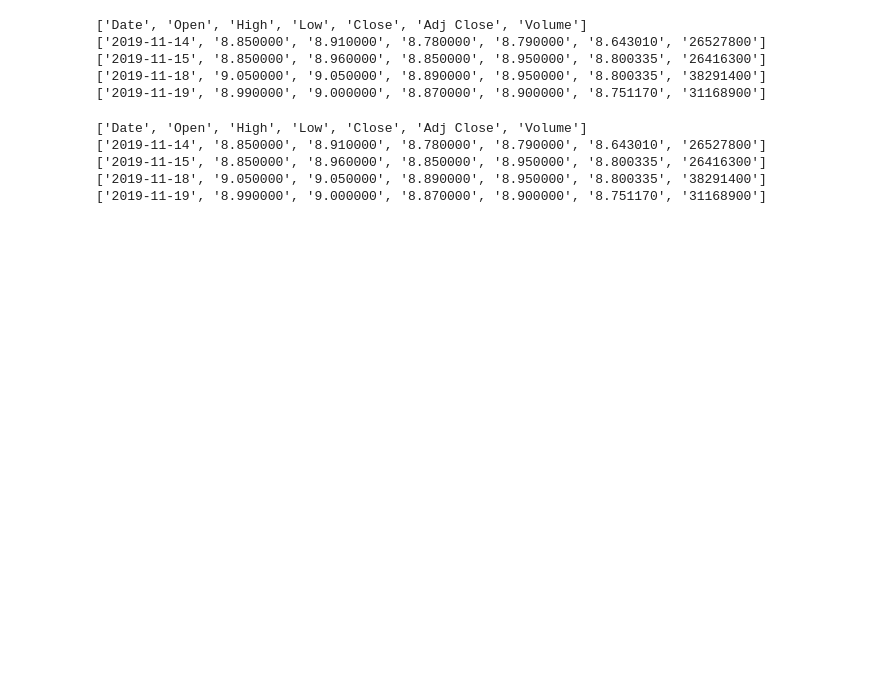
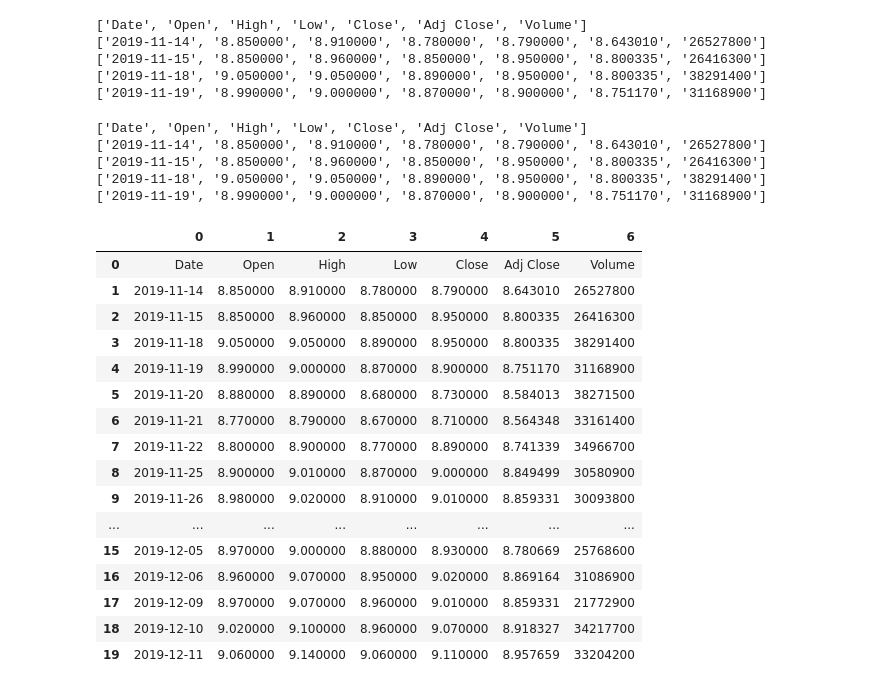
Before and after one commit to aryan22796/Web_Scraping, a Jupyter notebook: Finace_analysis/Yahoo_finace_stock.ipynb, the cells around one changed output. Drawn from its saved outputs; the diff is of its cells as text; code cells hidden in the pictures; blank space fills up the shorter version.

```diff
--- a/Finace_analysis/Yahoo_finace_stock.ipynb
+++ b/Finace_analysis/Yahoo_finace_stock.ipynb
@@ -297,0 +290,22 @@ for row in data[:5]:
+# %%
+df = pd.DataFrame(data)
+# %%
+df.head(20)
+# %% [output]
+|  | 0 | 1 | 2 | 3 | 4 | 5 | 6 |
+| 0 | Date | Open | High | Low | Close | Adj Close | Volume |
+| 1 | 2019-11-14 | 8.850000 | 8.910000 | 8.780000 | 8.790000 | 8.643010 | 26527800 |
+| 2 | 2019-11-15 | 8.850000 | 8.960000 | 8.850000 | 8.950000 | 8.800335 | 26416300 |
+| 3 | 2019-11-18 | 9.050000 | 9.050000 | 8.890000 | 8.950000 | 8.800335 | 38291400 |
+| 4 | 2019-11-19 | 8.990000 | 9.000000 | 8.870000 | 8.900000 | 8.751170 | 31168900 |
+| 5 | 2019-11-20 | 8.880000 | 8.890000 | 8.680000 | 8.730000 | 8.584013 | 38271500 |
+| 6 | 2019-11-21 | 8.770000 | 8.790000 | 8.670000 | 8.710000 | 8.564348 | 33161400 |
+| 7 | 2019-11-22 | 8.800000 | 8.900000 | 8.770000 | 8.890000 | 8.741339 | 34966700 |
+| 8 | 2019-11-25 | 8.900000 | 9.010000 | 8.870000 | 9.000000 | 8.849499 | 30580900 |
+| 9 | 2019-11-26 | 8.980000 | 9.020000 | 8.910000 | 9.010000 | 8.859331 | 30093800 |
+| ... | ... | ... | ... | ... | ... | ... | ... |
+| 15 | 2019-12-05 | 8.970000 | 9.000000 | 8.880000 | 8.930000 | 8.780669 | 25768600 |
+| 16 | 2019-12-06 | 8.960000 | 9.070000 | 8.950000 | 9.020000 | 8.869164 | 31086900 |
+| 17 | 2019-12-09 | 8.970000 | 9.070000 | 8.960000 | 9.010000 | 8.859331 | 21772900 |
+| 18 | 2019-12-10 | 9.020000 | 9.100000 | 8.960000 | 9.070000 | 8.918327 | 34217700 |
+| 19 | 2019-12-11 | 9.060000 | 9.140000 | 9.060000 | 9.110000 | 8.957659 | 33204200 |
```
Also changed, not shown: parts of 5 cells of this notebook.
